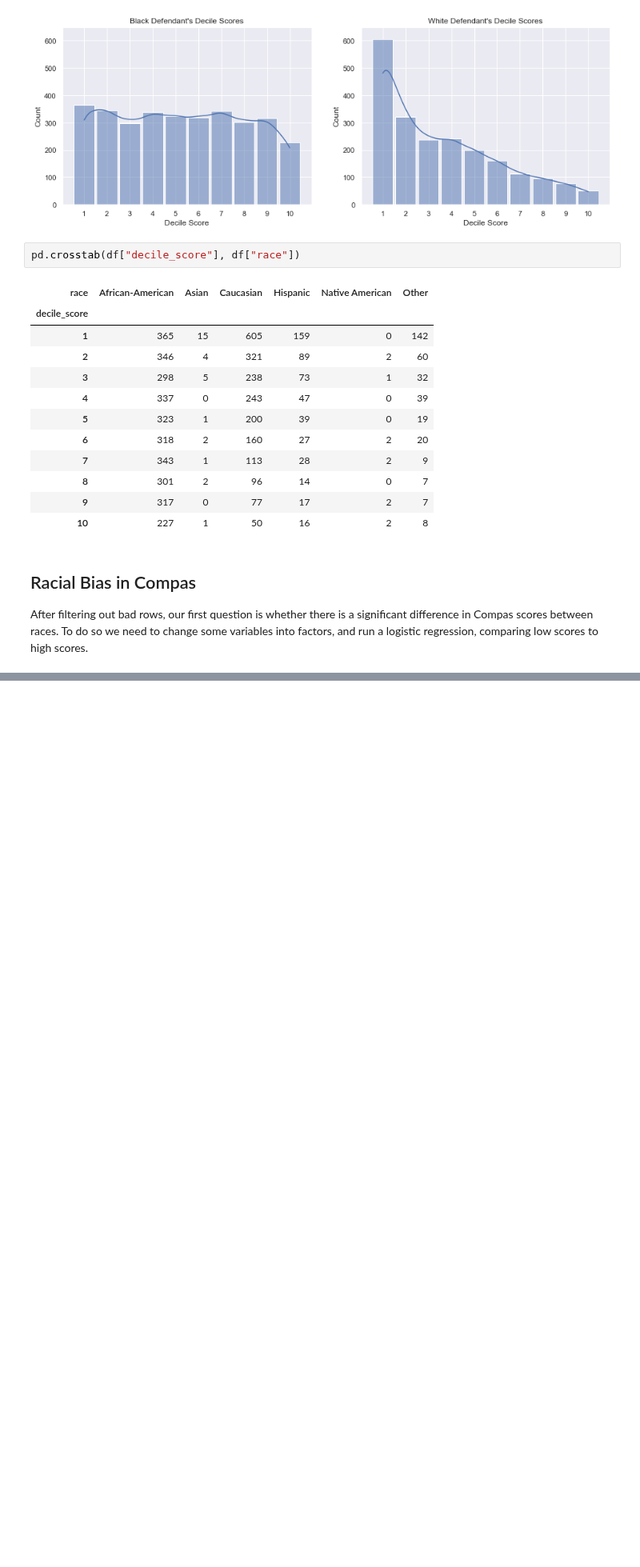
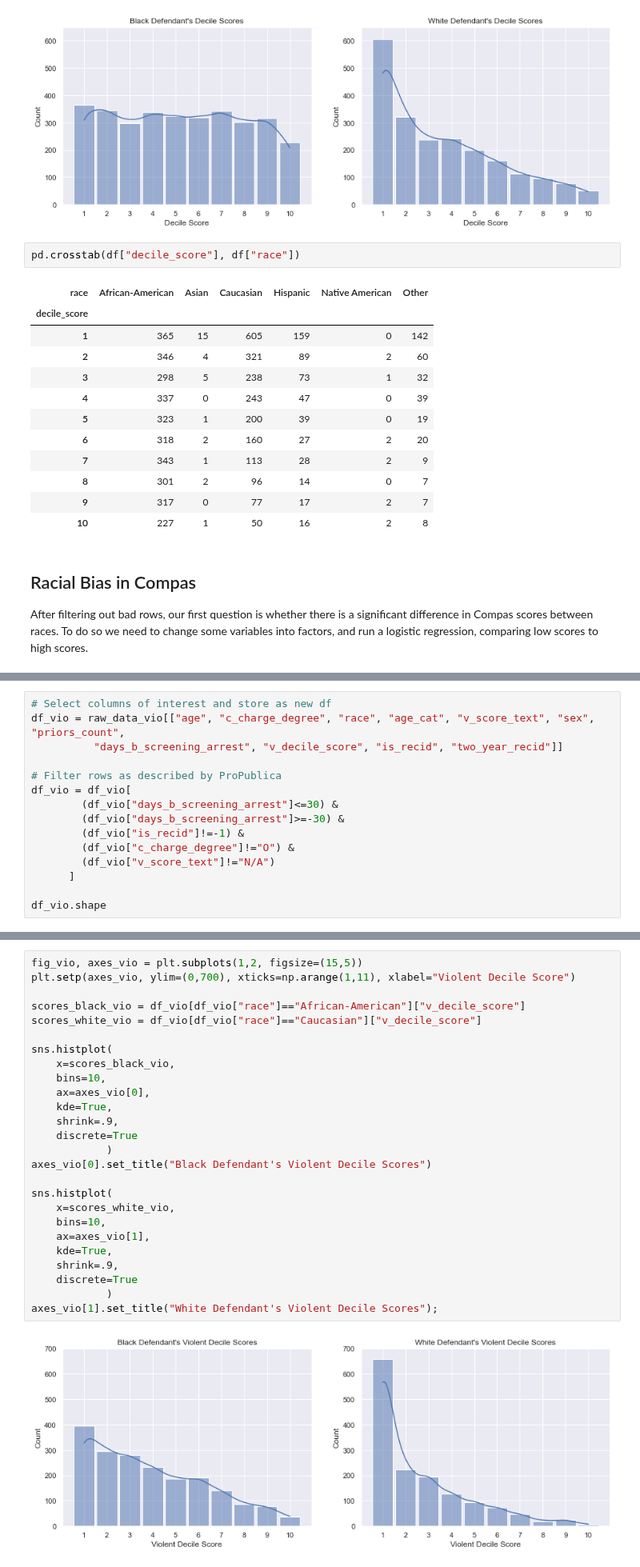
Before and after one commit to Heity94/Compas-recidivism-analysis, a Jupyter notebook: notebooks/Philipp/Recreation_ProPublica_notebook_Philipp.ipynb, the cells around one changed output, grey strips where cells are left out. Shown at 80% size. Cells and saved outputs as stored; diff of their text form; blank space fills up the shorter version.

Commit message:
Finished chapter 1.2 Risk of Violent Recidivism

```diff
--- a/notebooks/Philipp/Recreation_ProPublica_notebook_Philipp.ipynb
+++ b/notebooks/Philipp/Recreation_ProPublica_notebook_Philipp.ipynb
@@ -266,0 +290,15 @@ np.exp(young_coef) / (1 - control + (control * np.exp(young_coef)))
+# %%
+# Select columns of interest and store as new df
+df_vio = raw_data_vio[["age", "c_charge_degree", "race", "age_cat", "v_score_text", "sex", "priors_count",
+          "days_b_screening_arrest", "v_decile_score", "is_recid", "two_year_recid"]]
+
+# Filter rows as described by ProPublica
+df_vio = df_vio[
+        (df_vio["days_b_screening_arrest"]<=30) &
+        (df_vio["days_b_screening_arrest"]>=-30) &
+        (df_vio["is_recid"]!=-1) &
+        (df_vio["c_charge_degree"]!="O") &
+        (df_vio["v_score_text"]!="N/A")
+      ]
+
+df_vio.shape
@@ -266,0 +338,28 @@ np.exp(young_coef) / (1 - control + (control * np.exp(young_coef)))
+# %%
+fig_vio, axes_vio = plt.subplots(1,2, figsize=(15,5))
+plt.setp(axes_vio, ylim=(0,700), xticks=np.arange(1,11), xlabel="Violent Decile Score")
+
+scores_black_vio = df_vio[df_vio["race"]=="African-American"]["v_decile_score"]
+scores_white_vio = df_vio[df_vio["race"]=="Caucasian"]["v_decile_score"]
+
+sns.histplot(
+    x=scores_black_vio,
+    bins=10,
+    ax=axes_vio[0],
+    kde=True,
+    shrink=.9,
+    discrete=True
+            )
+axes_vio[0].set_title("Black Defendant's Violent Decile Scores")
+
+sns.histplot(
+    x=scores_white_vio,
+    bins=10,
+    ax=axes_vio[1],
+    kde=True,
+    shrink=.9,
+    discrete=True
+            )
+axes_vio[1].set_title("White Defendant's Violent Decile Scores");
+# %% [output]
+[figure, added]
```
Also changed, not shown: parts of 43 cells of this notebook.
